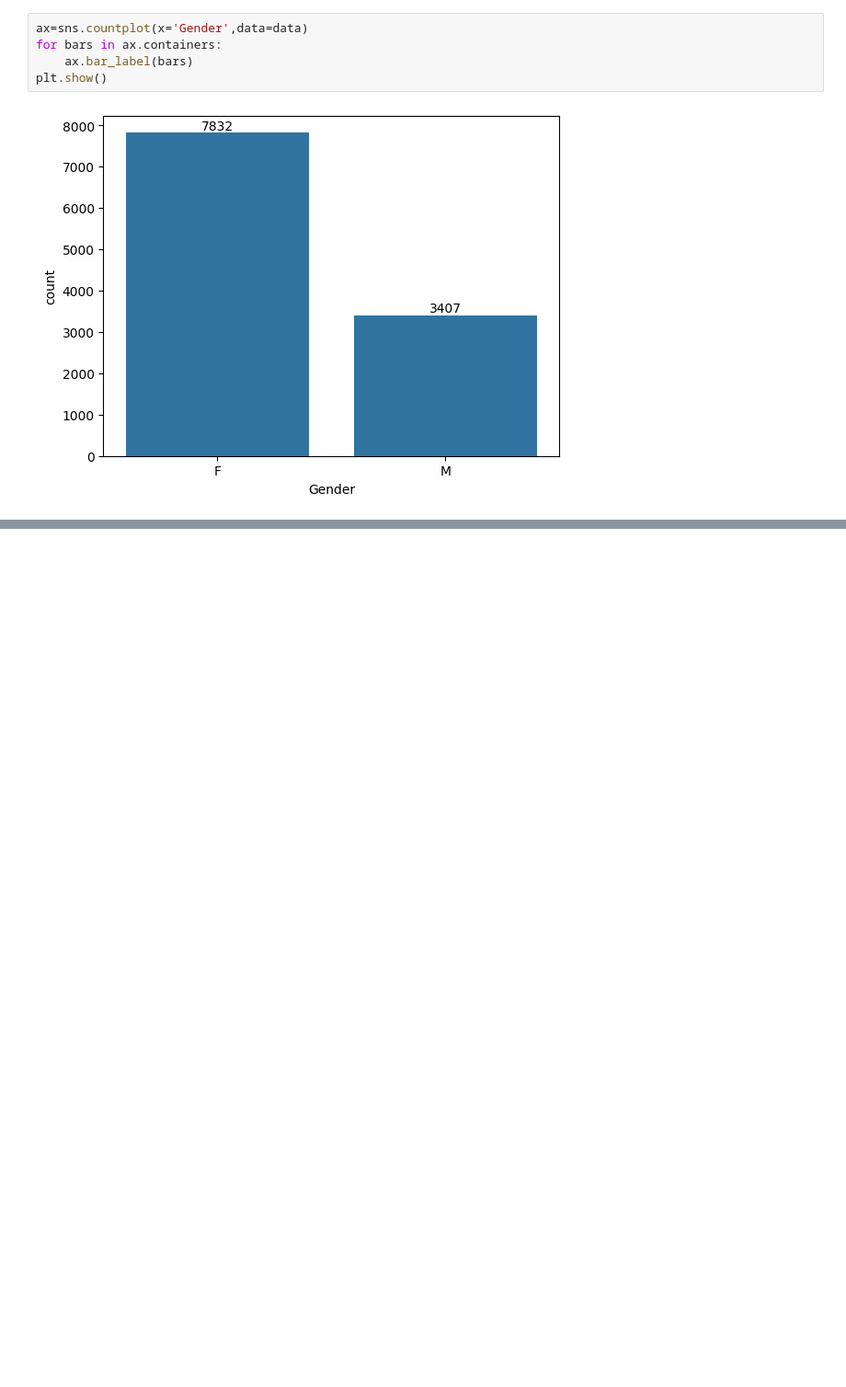
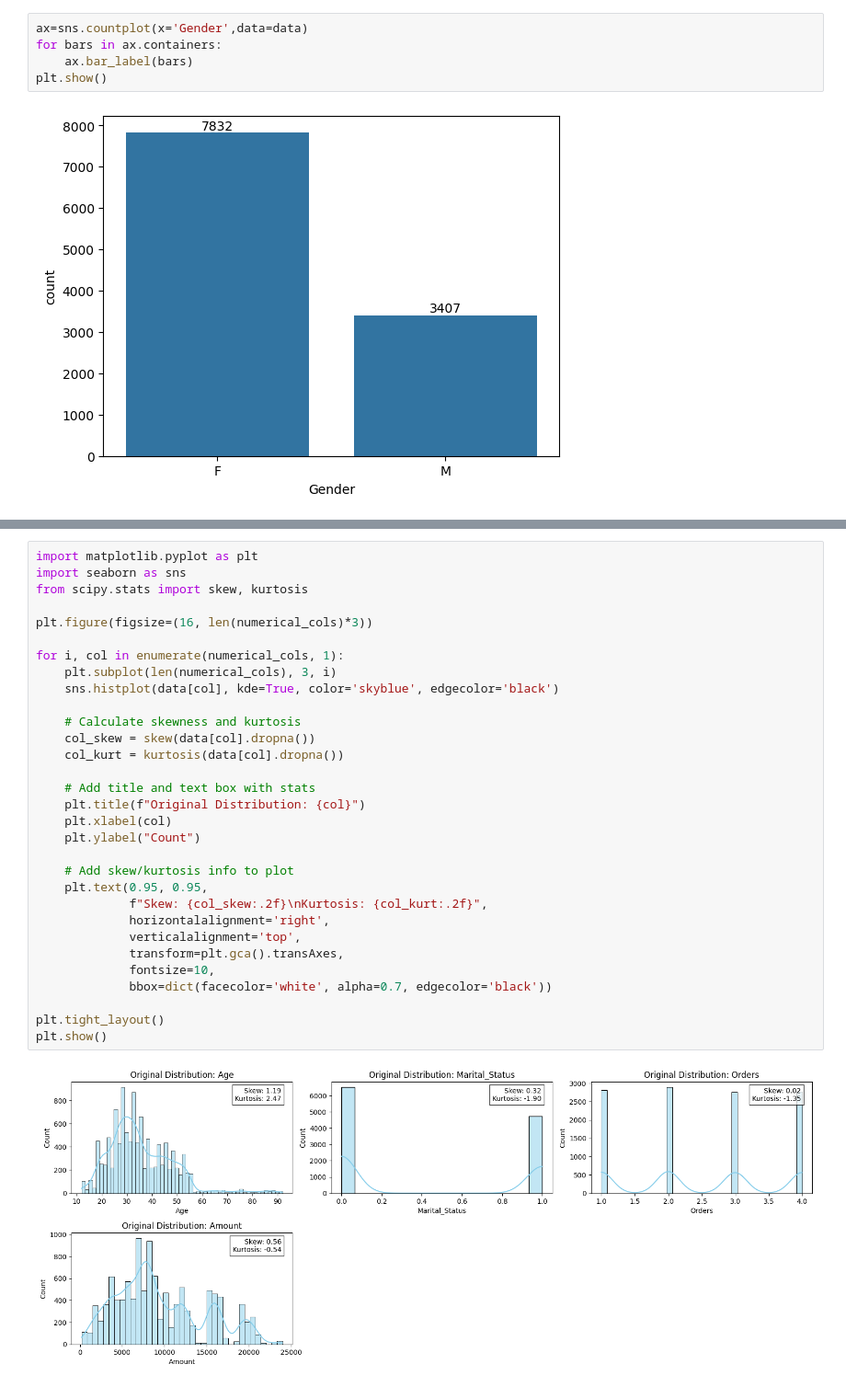
Before and after one commit to Devilvamp17/eda_project, a Jupyter notebook: main.ipynb, the cells around one changed output, grey strips where cells are left out. Shown at 92% size. Cells and saved outputs as stored; diff of their text form; blank space fills up the shorter version.

```diff
--- a/main.ipynb
+++ b/main.ipynb
@@ -120,0 +129,33 @@ sns.barplot(x='Gender',y='Amount',data=temp)
+# %%
+import matplotlib.pyplot as plt
+import seaborn as sns
+from scipy.stats import skew, kurtosis
+
+plt.figure(figsize=(16, len(numerical_cols)*3))
+
+for i, col in enumerate(numerical_cols, 1):
+    plt.subplot(len(numerical_cols), 3, i)
+    sns.histplot(data[col], kde=True, color='skyblue', edgecolor='black')
+
+    # Calculate skewness and kurtosis
+    col_skew = skew(data[col].dropna())
+    col_kurt = kurtosis(data[col].dropna())
+
+    # Add title and text box with stats
+    plt.title(f"Original Distribution: {col}")
+    plt.xlabel(col)
+    plt.ylabel("Count")
+
+    # Add skew/kurtosis info to plot
+    plt.text(0.95, 0.95,
+             f"Skew: {col_skew:.2f}\nKurtosis: {col_kurt:.2f}",
+             horizontalalignment='right',
+             verticalalignment='top',
+             transform=plt.gca().transAxes,
+             fontsize=10,
+             bbox=dict(facecolor='white', alpha=0.7, edgecolor='black'))
+
+plt.tight_layout()
+plt.show()
+# %% [output]
+[figure, added]
```
Also changed, not shown: parts of 32 cells of this notebook, 18 other files.
